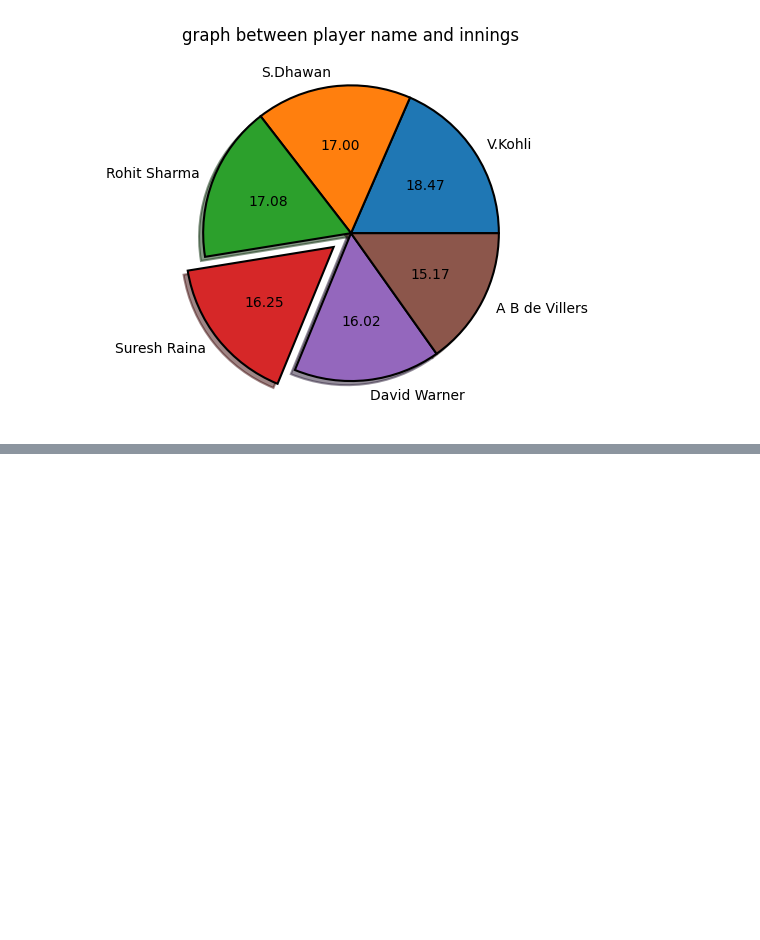
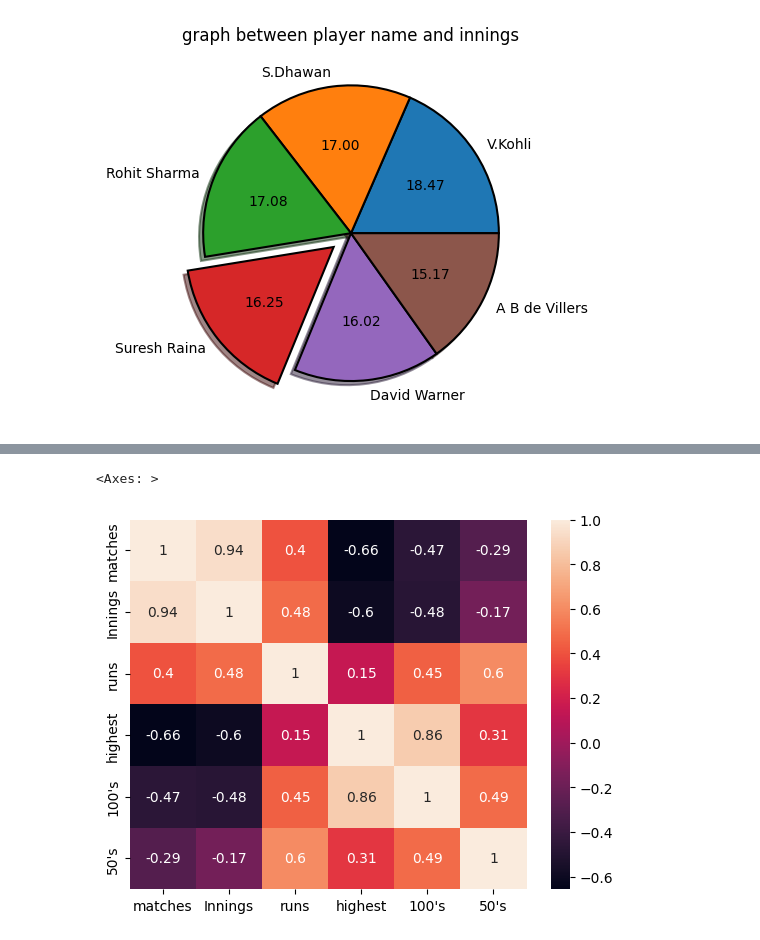
Before and after one commit to ThunderboltGM/Technical-session, a Jupyter notebook: Day-2.ipynb, the cells around one changed output, grey strips where cells are left out. Cells and saved outputs as stored; diff of their text form; code cells hidden in the pictures; blank space fills up the shorter version.

```diff
--- a/Day-2.ipynb
+++ b/Day-2.ipynb
@@ -195,3 +195,5 @@ plt.title("graph between player name and innings")
 plt.show()
 # %% [output]
 [figure]
+# %%
+df2 = df.drop(columns=['rank','name'],axis=1)
@@ -197,0 +210,5 @@ plt.show()
+# %%
+sns.heatmap(df2.corr(),annot=True)
+# %% [output]
+<Axes: >
+[figure, added]
```
Also changed, not shown: parts of 1 cell of this notebook, 3 other files.
